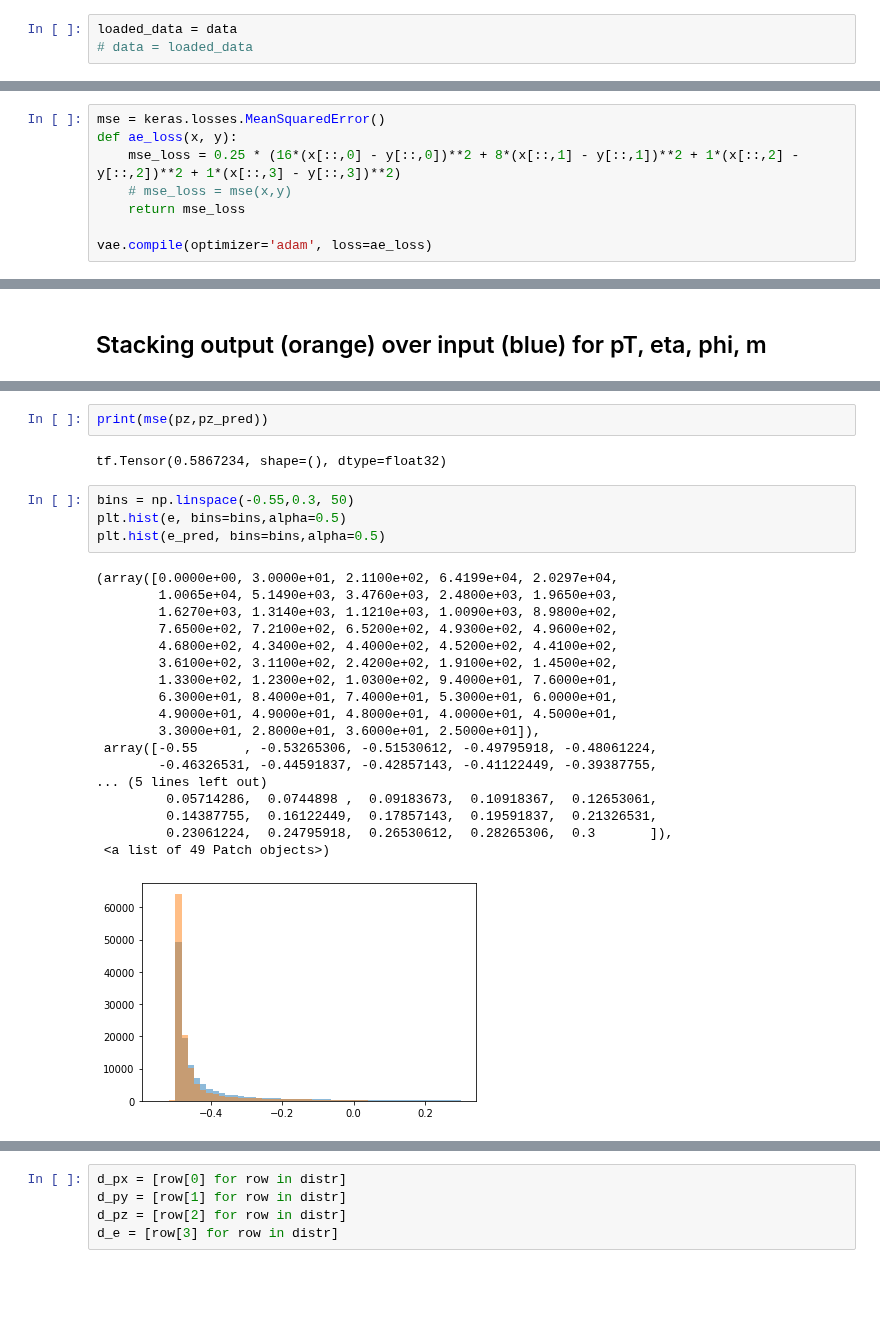
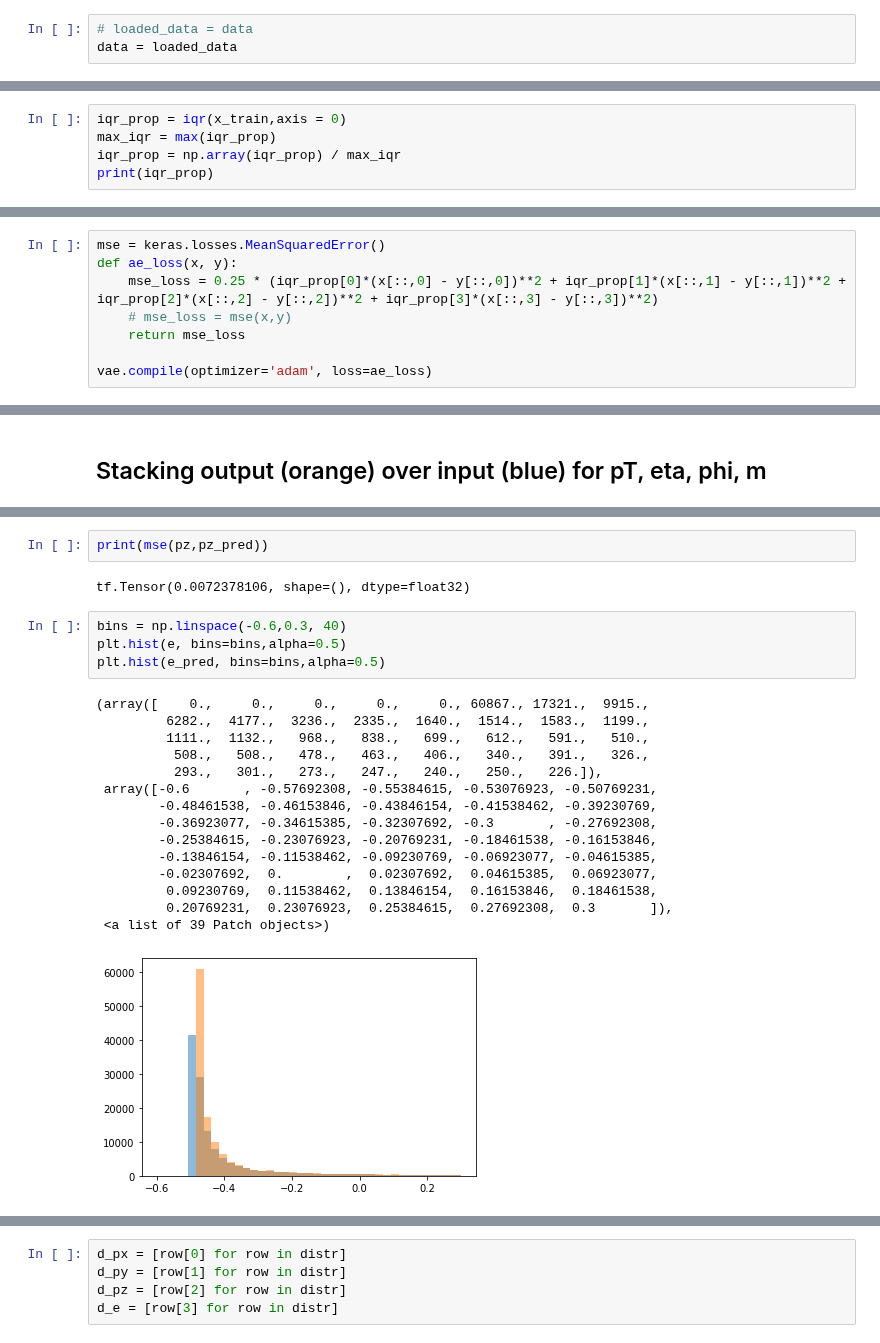
Before and after one commit to stsan9/AnomalyDetection4Jets, a Jupyter notebook: code/AE.ipynb, the cells around one changed output, grey strips where cells are left out. Cells and saved outputs as stored; diff of their text form; blank space fills up the shorter version.

Commit message:
iqr prop

```diff
--- a/code/AE.ipynb
+++ b/code/AE.ipynb
@@ -35,8 +36,8 @@ for i in range(rows):
         jet.append(jets[k].e)
         data.append(jet)
 # %%
-loaded_data = data
-# data = loaded_data
+# loaded_data = data
+data = loaded_data
 # %%
 data = np.array(data)
 data.shape
@@ -72,3 +73,8 @@ scaler = preprocessing.StandardScaler()
 x_train = scaler.fit_transform(x_train)
 x_val = scaler.transform(x_val)
 x_test = scaler.transform(x_test)
+# %%
+iqr_prop = iqr(x_train,axis = 0)
+max_iqr = max(iqr_prop)
+iqr_prop = np.array(iqr_prop) / max_iqr
+print(iqr_prop)
@@ -126,7 +134,7 @@ vae = Model(inputs = x, outputs = x_decoded_mean, name = 'vae')
 # %%
 mse = keras.losses.MeanSquaredError()
 def ae_loss(x, y):
-    mse_loss = 0.25 * (16*(x[::,0] - y[::,0])**2 + 8*(x[::,1] - y[::,1])**2 + 1*(x[::,2] - y[::,2])**2 + 1*(x[::,3] - y[::,3])**2)
+    mse_loss = 0.25 * (iqr_prop[0]*(x[::,0] - y[::,0])**2 + iqr_prop[1]*(x[::,1] - y[::,1])**2 + iqr_prop[2]*(x[::,2] - y[::,2])**2 + iqr_prop[3]*(x[::,3] - y[::,3])**2)
     # mse_loss = mse(x,y)
     return mse_loss
 
@@ -368,30 +367,27 @@ plt.hist(pz_pred, bins=bins,alpha=0.5)
 # %%
 print(mse(pz,pz_pred))
 # %% [output]
-tf.Tensor(0.5867234, shape=(), dtype=float32)
+tf.Tensor(0.0072378106, shape=(), dtype=float32)
 # %%
-bins = np.linspace(-0.55,0.3, 50)
+bins = np.linspace(-0.6,0.3, 40)
 plt.hist(e, bins=bins,alpha=0.5)
 plt.hist(e_pred, bins=bins,alpha=0.5)
 # %% [output]
-(array([0.0000e+00, 3.0000e+01, 2.1100e+02, 6.4199e+04, 2.0297e+04,
-        1.0065e+04, 5.1490e+03, 3.4760e+03, 2.4800e+03, 1.9650e+03,
-        1.6270e+03, 1.3140e+03, 1.1210e+03, 1.0090e+03, 8.9800e+02,
-        7.6500e+02, 7.2100e+02, 6.5200e+02, 4.9300e+02, 4.9600e+02,
-        4.6800e+02, 4.3400e+02, 4.4000e+02, 4.5200e+02, 4.4100e+02,
-        3.6100e+02, 3.1100e+02, 2.4200e+02, 1.9100e+02, 1.4500e+02,
-        1.3300e+02, 1.2300e+02, 1.0300e+02, 9.4000e+01, 7.6000e+01,
-        6.3000e+01, 8.4000e+01, 7.4000e+01, 5.3000e+01, 6.0000e+01,
-        4.9000e+01, 4.9000e+01, 4.8000e+01, 4.0000e+01, 4.5000e+01,
-        3.3000e+01, 2.8000e+01, 3.6000e+01, 2.5000e+01]),
- array([-0.55      , -0.53265306, -0.51530612, -0.49795918, -0.48061224,
-        -0.46326531, -0.44591837, -0.42857143, -0.41122449, -0.39387755,
-... (5 lines left out)
-         0.05714286,  0.0744898 ,  0.09183673,  0.10918367,  0.12653061,
-         0.14387755,  0.16122449,  0.17857143,  0.19591837,  0.21326531,
-         0.23061224,  0.24795918,  0.26530612,  0.28265306,  0.3       ]),
- <a list of 49 Patch objects>)
+(array([    0.,     0.,     0.,     0.,     0., 60867., 17321.,  9915.,
+         6282.,  4177.,  3236.,  2335.,  1640.,  1514.,  1583.,  1199.,
+         1111.,  1132.,   968.,   838.,   699.,   612.,   591.,   510.,
+          508.,   508.,   478.,   463.,   406.,   340.,   391.,   326.,
+          293.,   301.,   273.,   247.,   240.,   250.,   226.]),
+ array([-0.6       , -0.57692308, -0.55384615, -0.53076923, -0.50769231,
+        -0.48461538, -0.46153846, -0.43846154, -0.41538462, -0.39230769,
+        -0.36923077, -0.34615385, -0.32307692, -0.3       , -0.27692308,
+        -0.25384615, -0.23076923, -0.20769231, -0.18461538, -0.16153846,
+        -0.13846154, -0.11538462, -0.09230769, -0.06923077, -0.04615385,
+        -0.02307692,  0.        ,  0.02307692,  0.04615385,  0.06923077,
+         0.09230769,  0.11538462,  0.13846154,  0.16153846,  0.18461538,
+         0.20769231,  0.23076923,  0.25384615,  0.27692308,  0.3       ]),
+ <a list of 39 Patch objects>)
-[figure, old version]
+[figure, new version]
 # %%
 print(mse(e,e_pred))
 # %% [output]
```
Also changed, not shown: parts of 18 cells of this notebook.
